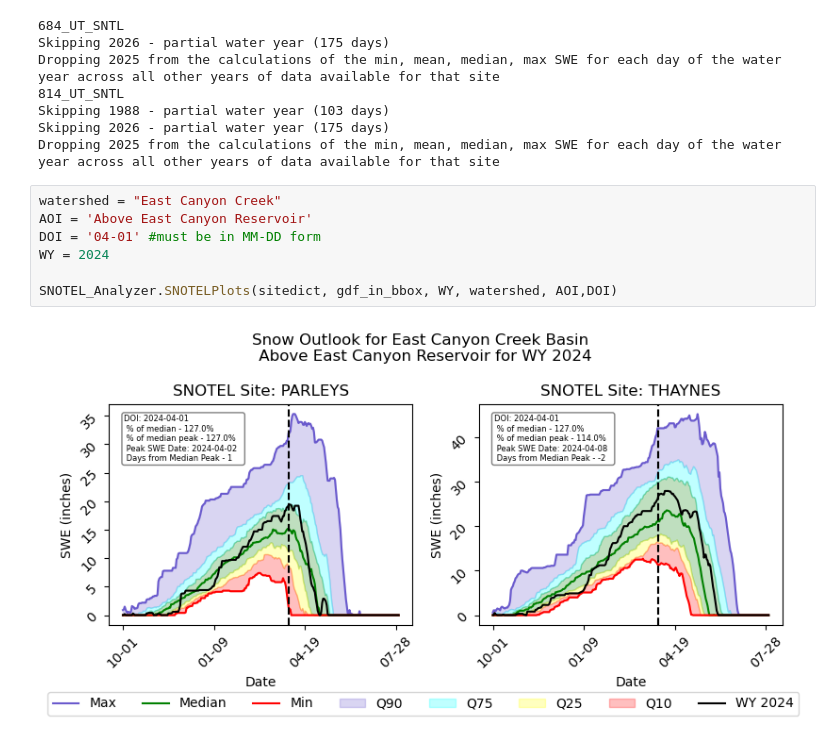
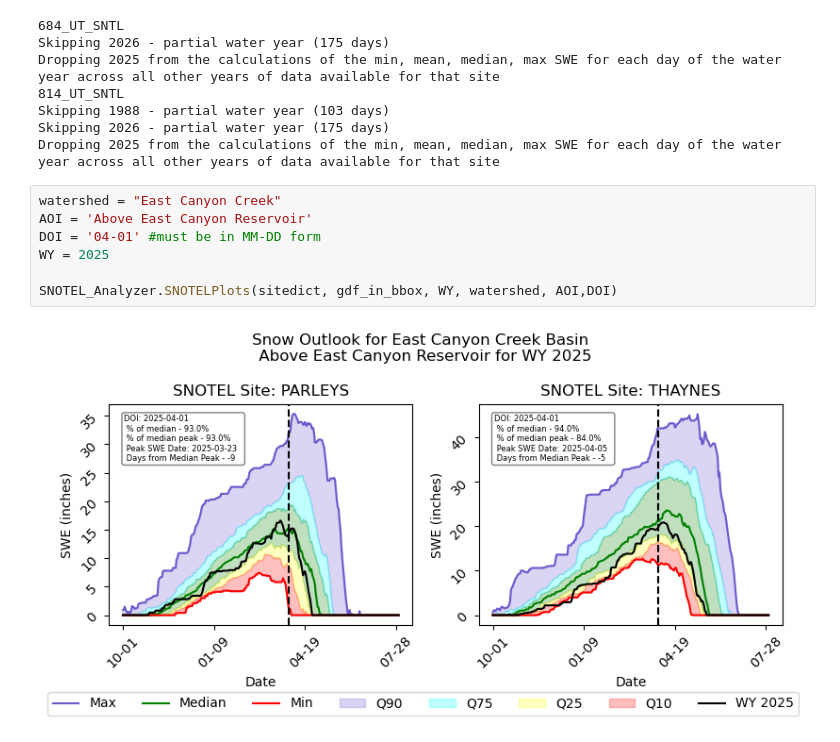
Before and after one commit to adernbach/hydroinformaticshomework2, a Jupyter notebook: res_mgmt.ipynb, the cells around one changed output. Drawn from its saved outputs; the diff is of its cells as text.

```diff
--- a/res_mgmt.ipynb
+++ b/res_mgmt.ipynb
@@ -180,9 +180,9 @@ Dropping 2025 from the calculations of the min, mean, median, max SWE for each d
 # %%
 watershed = "East Canyon Creek"
 AOI = 'Above East Canyon Reservoir'
 DOI = '04-01' #must be in MM-DD form
-WY = 2024
+WY = 2025
 
 SNOTEL_Analyzer.SNOTELPlots(sitedict, gdf_in_bbox, WY, watershed, AOI,DOI)
 # %% [output]
-[figure, old version]
+[figure, new version]
```
Also changed, not shown: parts of 8 cells of this notebook, 6 other files.
